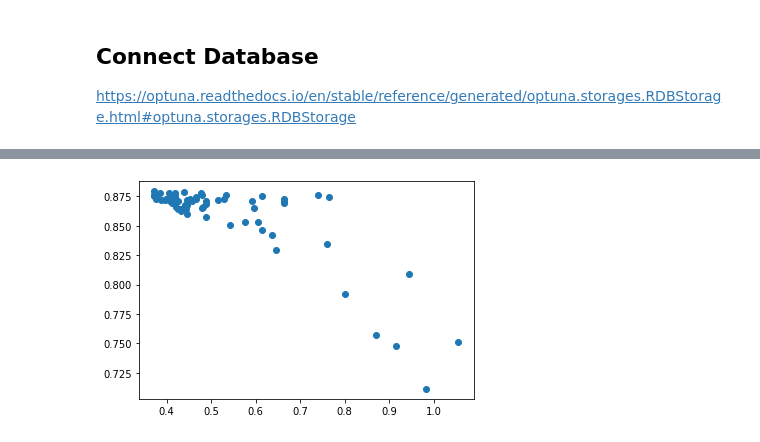
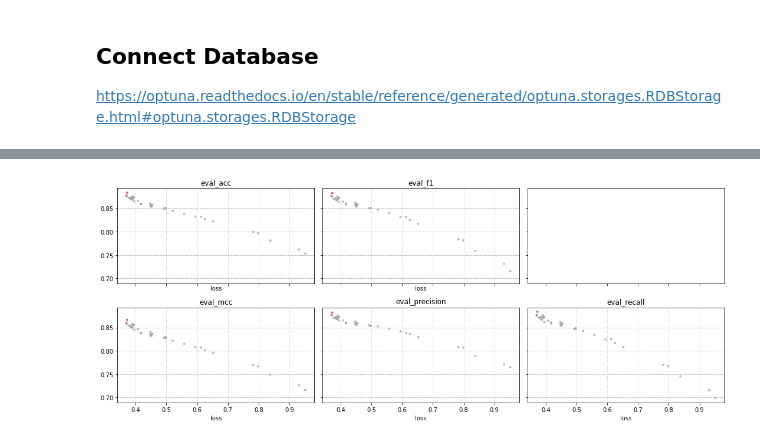
Before and after one commit to goerlitz/nlp-classification, a Jupyter notebook: notebooks/10kGNAD/colab/21d_10kGNAD_optuna_trial_analysis.ipynb, the cells around one changed output, grey strips where cells are left out. Saved outputs shown, nothing was run; the diff lists cells and outputs as text; code cells hidden in the pictures.

```diff
--- a/notebooks/10kGNAD/colab/21d_10kGNAD_optuna_trial_analysis.ipynb
+++ b/notebooks/10kGNAD/colab/21d_10kGNAD_optuna_trial_analysis.ipynb
@@ -34,0 +40,6 @@ storage = RDBStorage(
+# %%
+study = optuna.load_study('distilbert-base-german-cased_multi_mcc', storage)
+
+best = [t.number for t in study.best_trials]
+print(best)
+study.best_trials
@@ -50,5 +51,0 @@ for s in storage.get_all_study_summaries():
-# %%
-study = checkpoint + "_bs32"
-# study = storage.get_all_study_summaries()[0].study_name
-
-trials = storage.get_all_trials(storage.get_study_id_from_name(study))
@@ -91,0 +52,13 @@ Name: per_device_train_batch_size, dtype: int64
+# %%
+from optuna.trial import TrialState
+
+complete_trials = [t for t in study.get_trials() if t.state==TrialState.COMPLETE]
+# %%
+# create DataFrames
+index = [t.number for t in complete_trials]
+trial_metrics_df = pd.DataFrame([t.user_attrs for t in complete_trials], index=index)
+trial_params_df = pd.DataFrame([t.params for t in complete_trials], index=index)
+trial_df = pd.concat([trial_params_df, trial_metrics_df], axis=1).sort_values("eval_loss")
+trial_df["best"] = trial_df.index.isin(best)
+trial_params_df["eval_loss"] = trial_metrics_df["eval_loss"]
+display(trial_df.head())
@@ -115,5 +88,20 @@ trial_df.eval_loss.plot();
-# %%
-import matplotlib.pyplot as plt
-plt.scatter(metrics_df.eval_loss, metrics_df.eval_f1);
-# %% [output]
-[figure, removed]
+# %%
+import matplotlib.pyplot as plt
+
+fig, axs = plt.subplots(2, 3, figsize=(15,6), sharex=True, sharey=True)
+
+exclude = ["eval_runtime", "eval_samples_per_second", "eval_steps_per_second"]
+metrics = [m for m in trial_metrics_df.columns if m not in exclude]
+
+for col, ax in zip(metrics, axs.flatten()):
+    if col == "eval_loss":
+        continue
+    ax.scatter(trial_df.eval_loss, trial_df[col], c=trial_df.best, cmap="Set1_r", alpha=0.6, s=8);
+    ax.set_title(col)
+    ax.set_xlabel("loss")
+    ax.grid(axis='y', linestyle='--', zorder=1)
+    ax.grid(axis='x', linestyle=':', zorder=1)
+
+plt.tight_layout()
+# %% [output]
+[figure, added]
```
Also changed, not shown: parts of 18 cells of this notebook.
